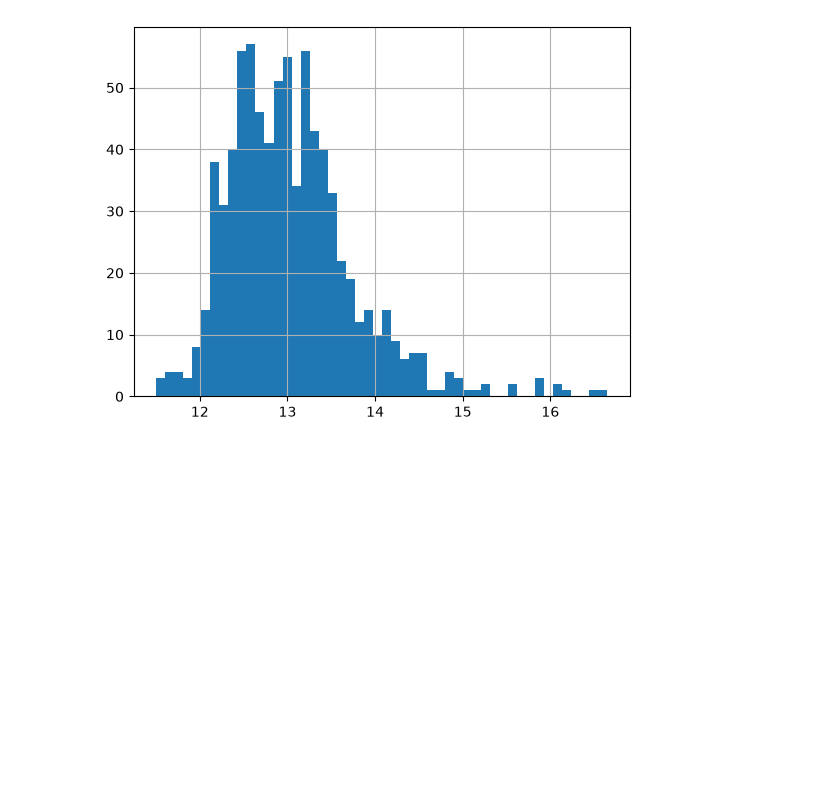
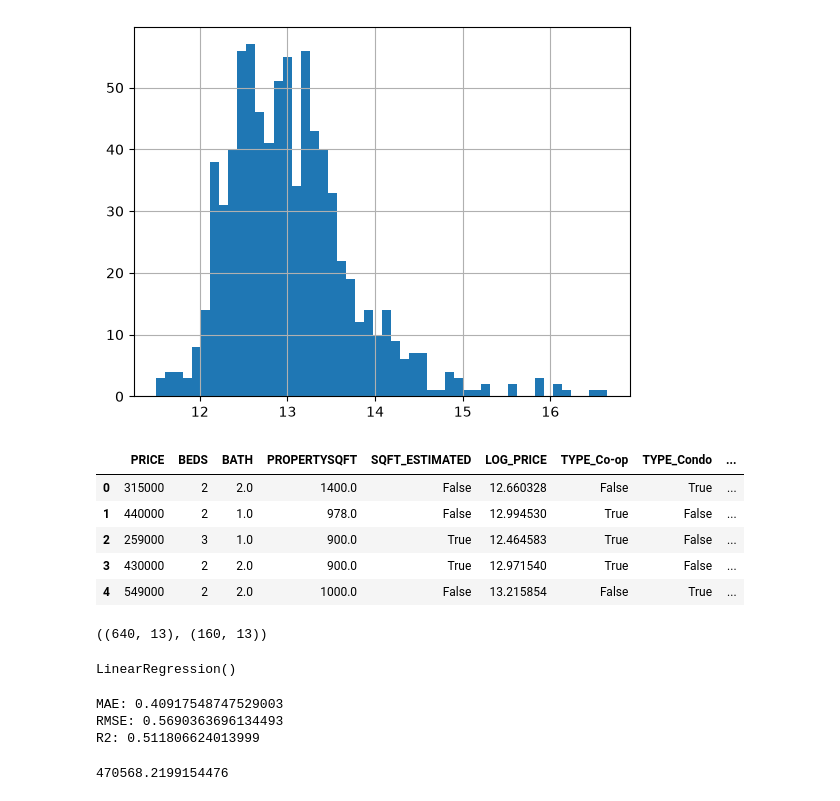
Before and after one commit to Nahuel-Larroquette/nyc-market-builder, a Jupyter notebook: ml/explore_data.ipynb, the cells around one changed output. Cells and saved outputs as stored; diff of their text form; code cells hidden in the pictures; blank space fills up the shorter version.

```diff
--- a/ml/explore_data.ipynb
+++ b/ml/explore_data.ipynb
@@ -135,3 +135,57 @@ df['LOG_PRICE'].hist(bins=50)
 # %% [output]
 <Axes: >
 [figure]
+# %%
+df = pd.get_dummies(df, columns=['TYPE', 'SUBLOCALITY'])
+df.head()
+# %% [output]
+|  | PRICE | BEDS | BATH | PROPERTYSQFT | SQFT_ESTIMATED | LOG_PRICE | TYPE_Co-op | TYPE_Condo | ... |
+| 0 | 315000 | 2 | 2.0 | 1400.0 | False | 12.660328 | False | True | ... |
+| 1 | 440000 | 2 | 1.0 | 978.0 | False | 12.994530 | True | False | ... |
+| 2 | 259000 | 3 | 1.0 | 900.0 | True | 12.464583 | True | False | ... |
+| 3 | 430000 | 2 | 2.0 | 900.0 | True | 12.971540 | True | False | ... |
+| 4 | 549000 | 2 | 2.0 | 1000.0 | False | 13.215854 | False | True | ... |
+# %%
+from sklearn.model_selection import train_test_split
+
+X = df.drop(columns=['PRICE', 'LOG_PRICE'])
+y = df['LOG_PRICE']
+
+X_train, X_test, y_train, y_test = train_test_split(X, y, test_size=0.2, random_state=42)
+
+X_train.shape, X_test.shape
+# %% [output]
+((640, 13), (160, 13))
+# %%
+from sklearn.linear_model import LinearRegression
+
+model = LinearRegression()
+model.fit(X_train, y_train)
+# %% [output]
+LinearRegression()
+# %%
+from sklearn.metrics import mean_absolute_error, mean_squared_error, r2_score
+import numpy as np
+
+y_pred = model.predict(X_test)
+
+mae = mean_absolute_error(y_test, y_pred)
+rmse = np.sqrt(mean_squared_error(y_test, y_pred))
+r2 = r2_score(y_test, y_pred)
+
+print("MAE:", mae)
+print("RMSE:", rmse)
+print("R2:", r2)
+# %% [output]
+MAE: 0.40917548747529003
+RMSE: 0.5690363696134493
+R2: 0.511806624013999
+# %%
+# Convert predictions back from log scale to real dollars
+y_test_dollars = np.exp(y_test)
+y_pred_dollars = np.exp(y_pred)
+
+mae_dollars = mean_absolute_error(y_test_dollars, y_pred_dollars)
+mae_dollars
+# %% [output]
+470568.2199154476
```
Also changed, not shown: parts of 7 cells of this notebook, 3 other files.
